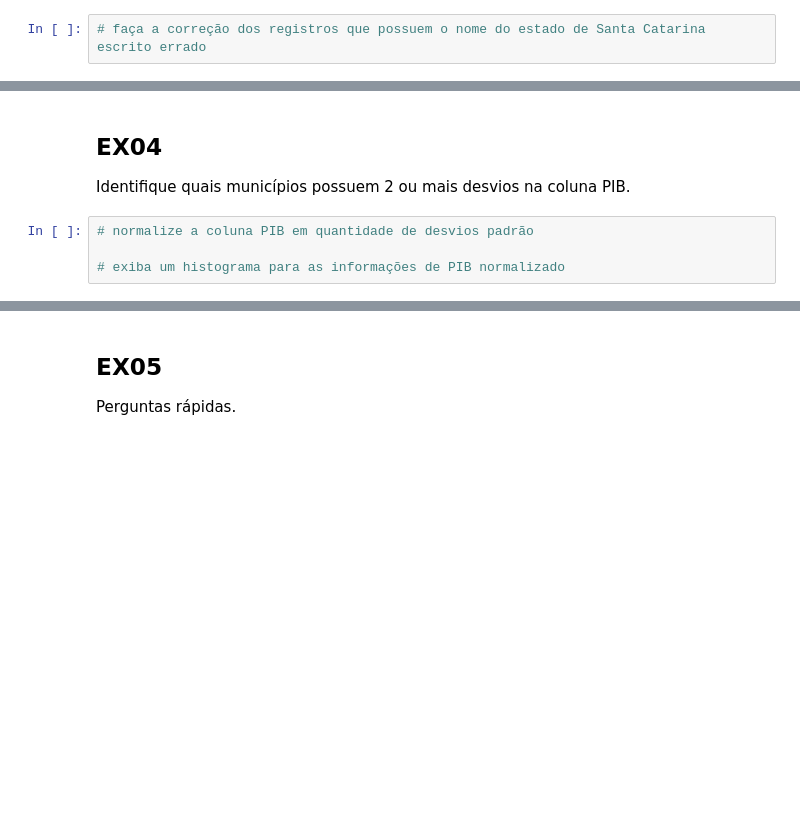
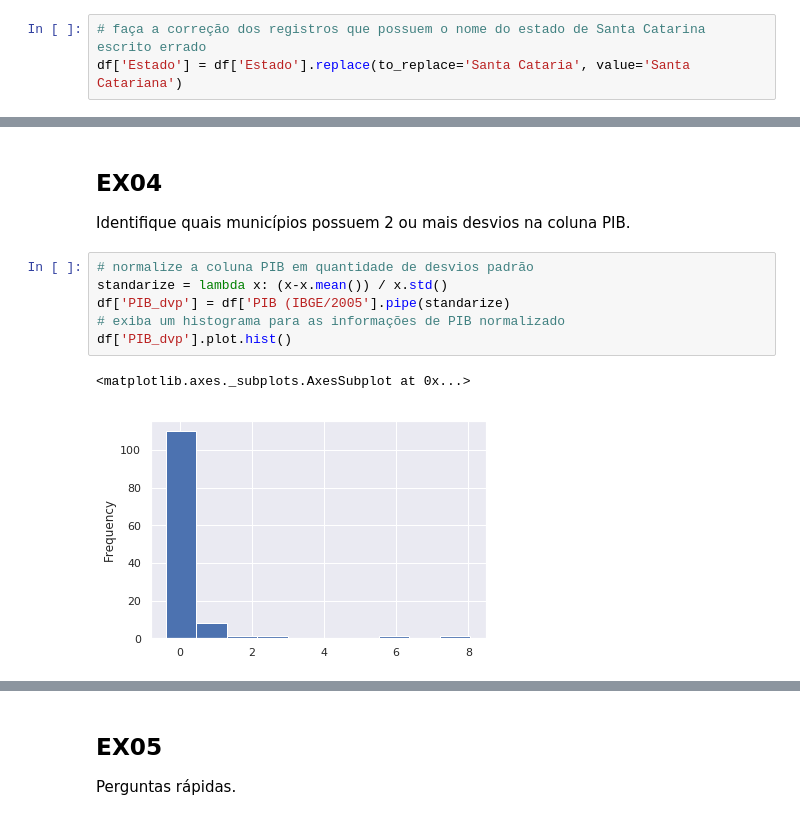
Before and after one commit to alexssandroos/pos-data-science, a Jupyter notebook: programacao-data-science/KernelTrabalho/kernel_trabalho1.ipynb, the cells around one changed output, grey strips where cells are left out. Saved outputs shown, nothing was run; the diff lists cells and outputs as text; blank space fills up the shorter version.

```diff
--- a/programacao-data-science/KernelTrabalho/kernel_trabalho1.ipynb
+++ b/programacao-data-science/KernelTrabalho/kernel_trabalho1.ipynb
@@ -329,4 +279,5 @@ Name: Estado, Length: 122, dtype: bool
 # %%
 # faça a correção dos registros que possuem o nome do estado de Santa Catarina escrito errado
+df['Estado'] = df['Estado'].replace(to_replace='Santa Cataria', value='Santa Catariana')
 # %%
 # verifique, novamente, quantos registros possuem o nome do estado de Santa Catarina escrito errado
@@ -336,7 +290,12 @@ Name: Estado, Length: 122, dtype: bool
 Identifique quais municípios possuem 2 ou mais desvios na coluna PIB.
 # %%
 # normalize a coluna PIB em quantidade de desvios padrão
-
+standarize = lambda x: (x-x.mean()) / x.std()
+df['PIB_dvp'] = df['PIB (IBGE/2005'].pipe(standarize)
 # exiba um histograma para as informações de PIB normalizado
+df['PIB_dvp'].plot.hist()
+# %% [output]
+<matplotlib.axes._subplots.AxesSubplot at 0x...>
+[figure, added]
 # %%
 # quais cidades possuem mais de 2 desvios
```
Also changed, not shown: parts of 20 cells of this notebook.
